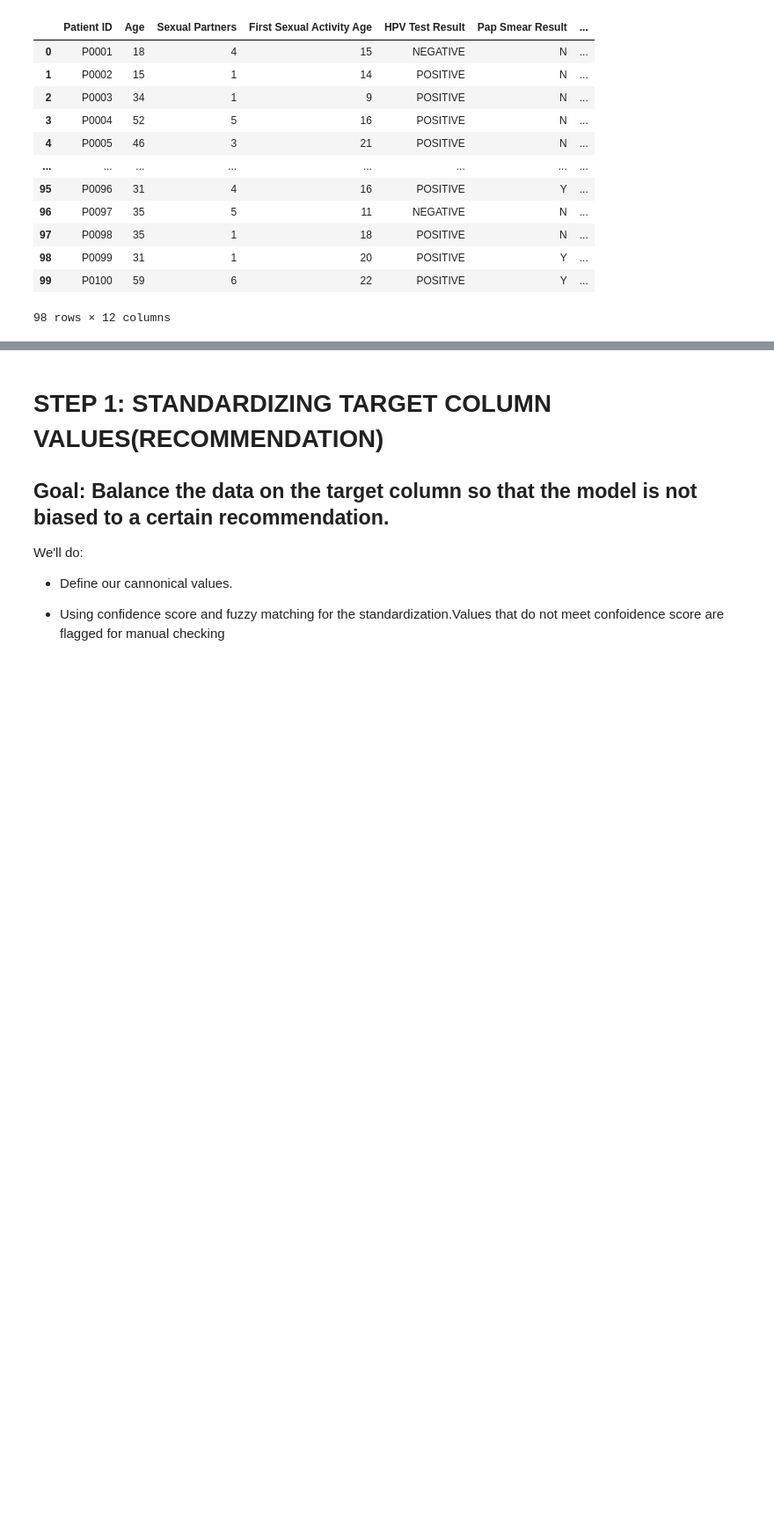
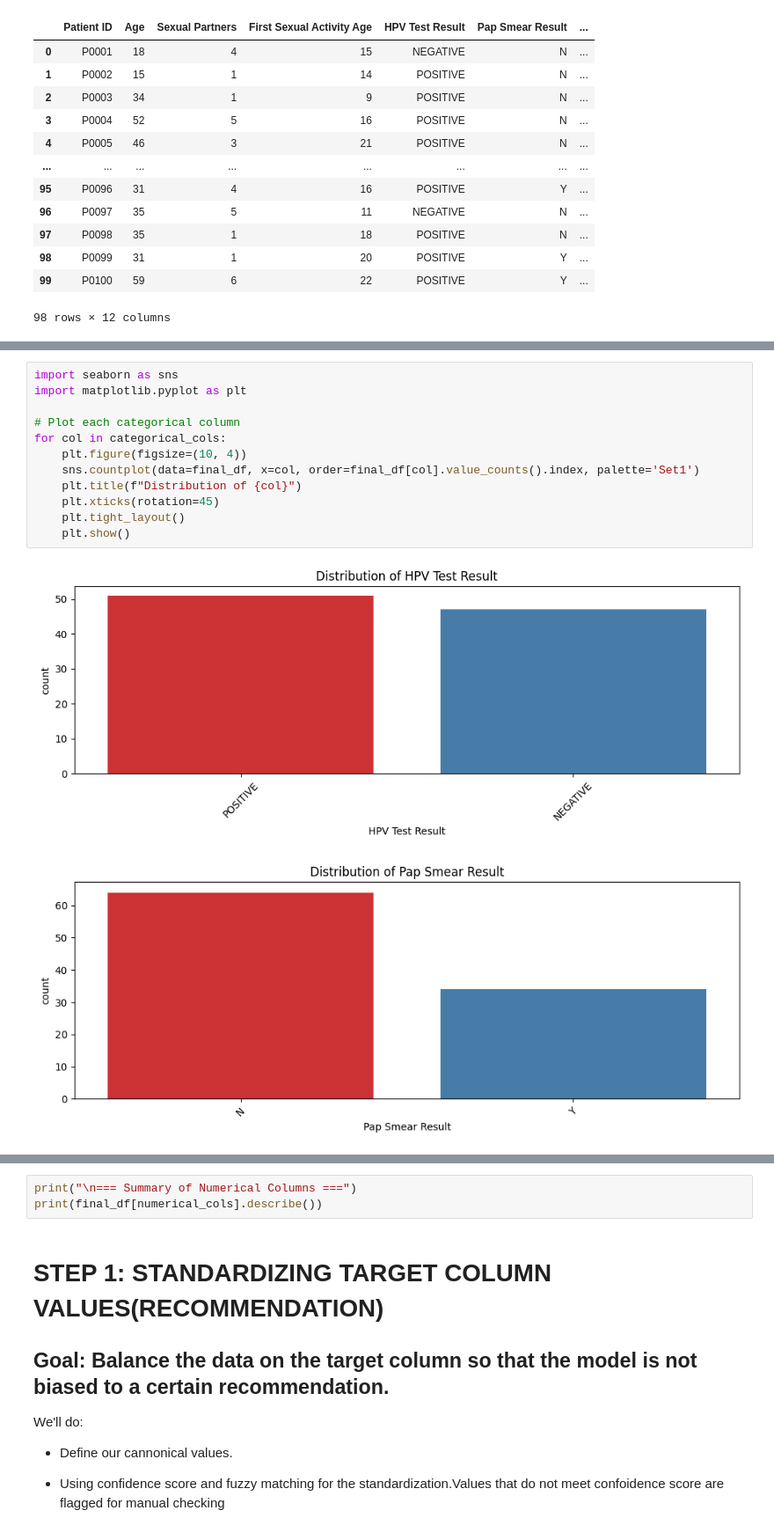
Before and after one commit to Anne-Okingo/Code_Ssipers_Afya_Kuu, a Jupyter notebook: Predicting_cervical_cancer_with_decision_trees (2).ipynb, the cells around one changed output, grey strips where cells are left out. Shown at 88% size. Saved outputs shown, nothing was run; the diff lists cells and outputs as text; blank space fills up the shorter version.

```diff
--- a/Predicting_cervical_cancer_with_decision_trees (2).ipynb
+++ b/Predicting_cervical_cancer_with_decision_trees (2).ipynb
@@ -550,0 +663,15 @@ Region unique values: ['Pumwani ' 'Kakamega ' 'Machakos' 'Embu ' 'Mombasa' 'NAKU
+# %%
+import seaborn as sns
+import matplotlib.pyplot as plt
+
+# Plot each categorical column
+for col in categorical_cols:
+    plt.figure(figsize=(10, 4))
+    sns.countplot(data=final_df, x=col, order=final_df[col].value_counts().index, palette='Set1')
+    plt.title(f"Distribution of {col}")
+    plt.xticks(rotation=45)
+    plt.tight_layout()
+    plt.show()
+# %% [output]
+[figure, added]
+[figure, added]
@@ -551,3 +684,6 @@ Region unique values: ['Pumwani ' 'Kakamega ' 'Machakos' 'Embu ' 'Mombasa' 'NAKU
+# %%
+print("\n=== Summary of Numerical Columns ===")
+print(final_df[numerical_cols].describe())
 # %% [markdown]
 
 # STEP 1: STANDARDIZING TARGET COLUMN VALUES(RECOMMENDATION)
```
Also changed, not shown: parts of 10 cells of this notebook.
